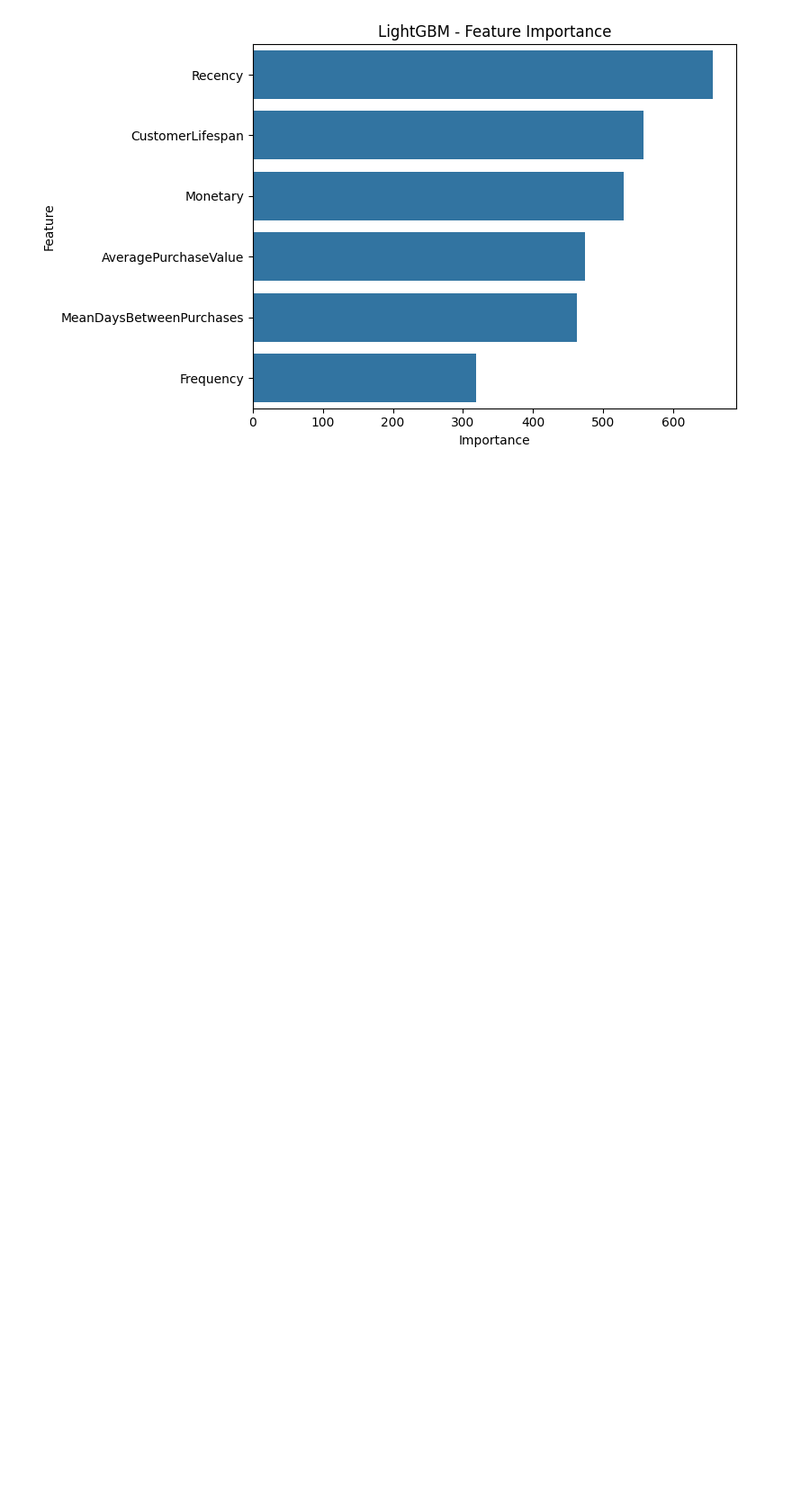
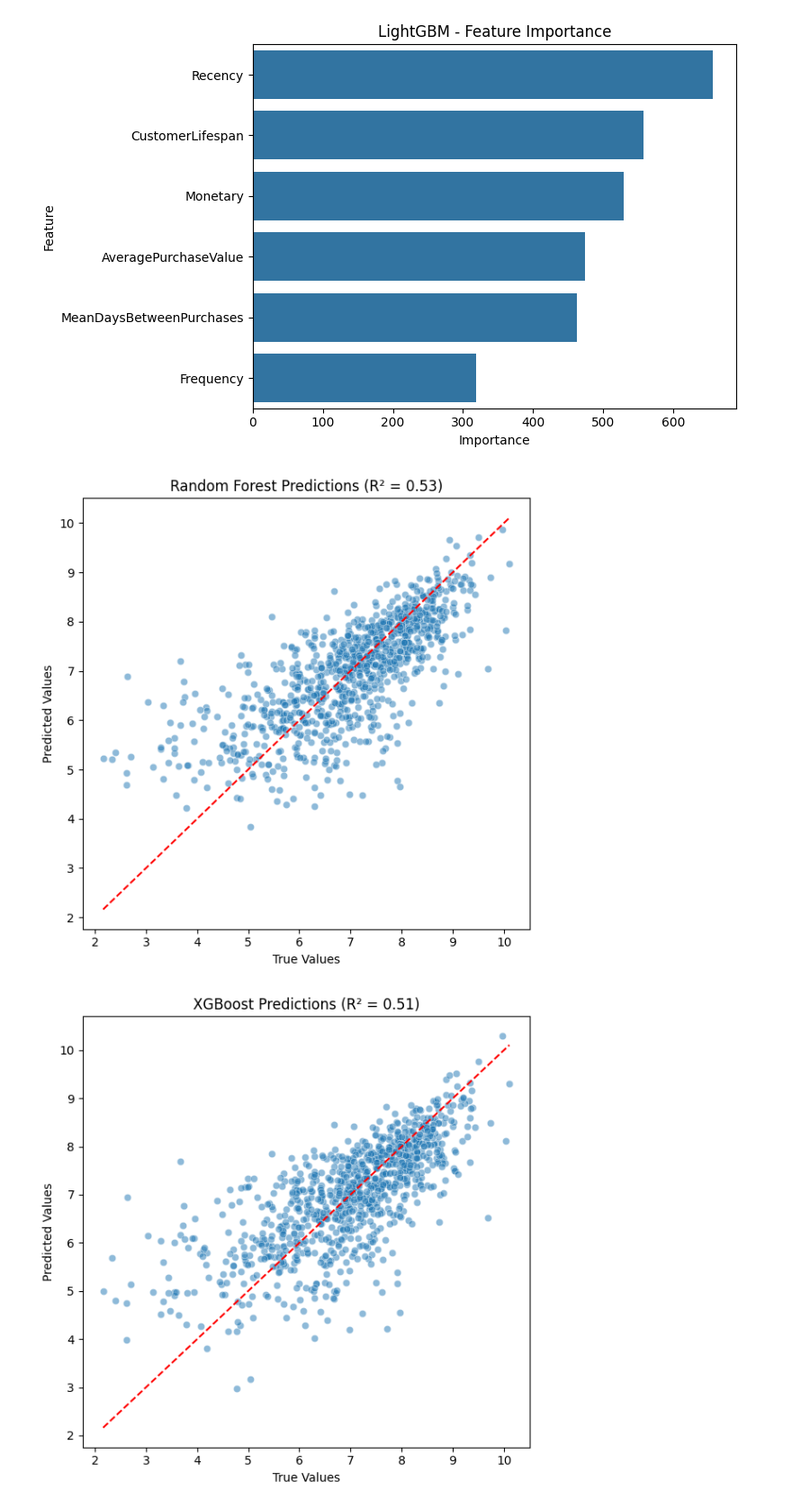
Before and after one commit to IvanOsipovDS/clv_prediction_project, a Jupyter notebook: notebooks/2_modeling.ipynb, the cells around one changed output. Shown: that part at 90% size. Drawn from its saved outputs; the diff is of its cells as text; code cells hidden in the pictures; blank space fills up the shorter version.

Commit message:
Daily commit 13 (modelling)

```diff
--- a/notebooks/2_modeling.ipynb
+++ b/notebooks/2_modeling.ipynb
@@ -99,3 +99,31 @@ plot_feature_importance(lgb_model, X_train, "LightGBM")
 [figure]
 [figure]
 [figure]
+# %%
+from sklearn.metrics import r2_score
+
+def plot_predictions(y_true, y_pred, model_name):
+    """Scatter plot of predictions vs actual values"""
+    plt.figure(figsize=(6, 6))
+    sns.scatterplot(x=y_true, y=y_pred, alpha=0.5)
+    plt.plot([y_true.min(), y_true.max()], [y_true.min(), y_true.max()], 'r--')
+    plt.xlabel("True Values")
+    plt.ylabel("Predicted Values")
+    plt.title(f"{model_name} Predictions (R² = {r2_score(y_true, y_pred):.2f})")
+    plt.tight_layout()
+    plt.show()
+
+# Use scaled data for MLP
+model_inputs_scaled = {
+    "Random Forest": (rf_model, X_test),
+    "XGBoost": (xgb_model, X_test),
+    "LightGBM": (lgb_model, X_test),
+    "MLP": (mlp_model, X_test_scaled),
+}
+
+for name, (model, X_inp) in model_inputs_scaled.items():
+    y_pred = model.predict(X_inp)
+    plot_predictions(y_test, y_pred, name)
+# %% [output]
+[figure, added]
+[figure, added]
```
Also changed, not shown: parts of 5 cells of this notebook.
